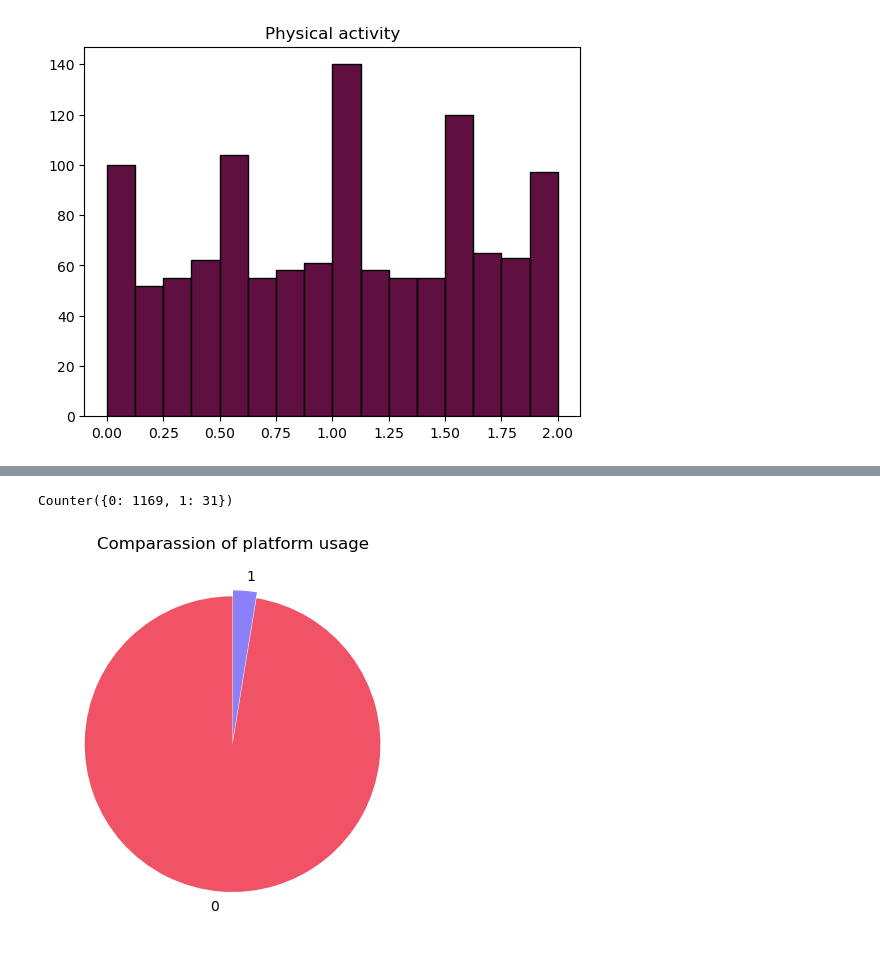
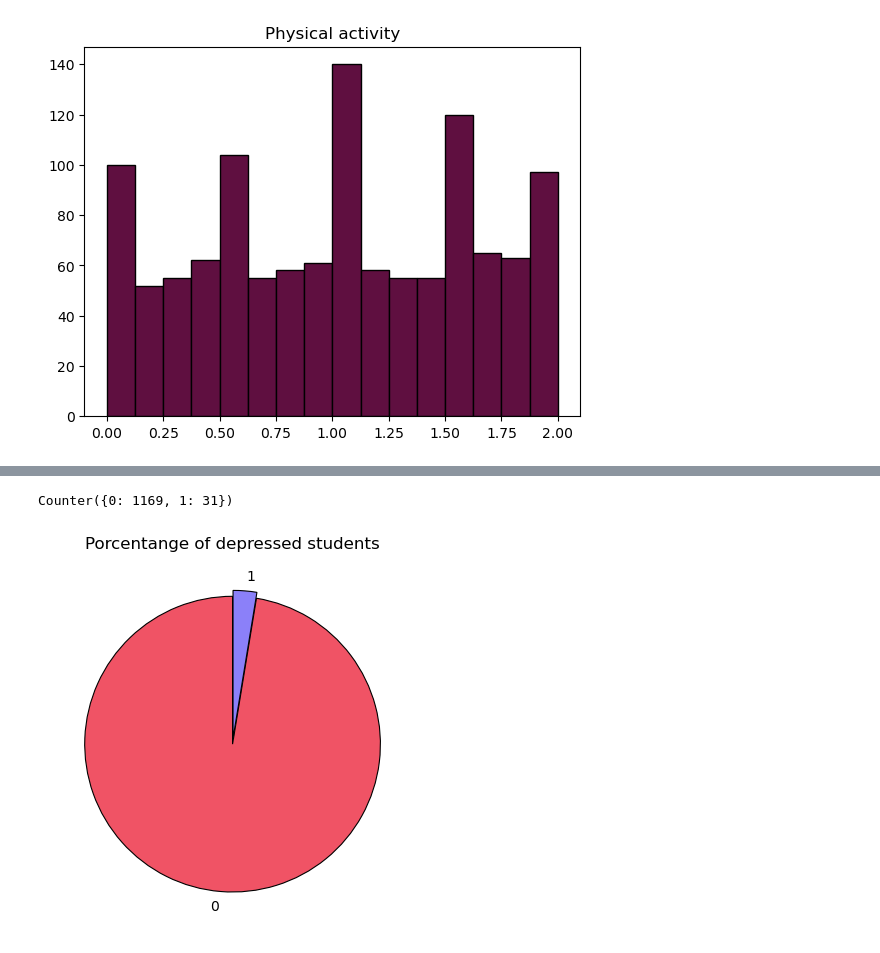
Before and after one commit to Leow14/Social-Media-Impact, a Jupyter notebook: notebook.ipynb, the cells around one changed output, grey strips where cells are left out. Drawn from its saved outputs; the diff is of its cells as text; code cells hidden in the pictures.

```diff
--- a/notebook.ipynb
+++ b/notebook.ipynb
@@ -141,19 +173,18 @@ plt.show()
 # %%
 # depression label
-
 
 depression_label_counter = Counter(mental_health["depression_label"])
 print(depression_label_counter)
 
 labels = list(depression_label_counter.keys())
 values = list(depression_label_counter.values())
 
 colors = ["#F05365", "#8B80F9"]
 explode = [0.02, 0.02]
 
-plt.title("Comparassion of platform usage")
-plt.pie(values, labels = labels, startangle = 90, colors=colors, explode=explode)
+plt.title("Porcentange of depressed students")
+plt.pie(values, labels = labels, startangle = 90, colors=colors, explode=explode, wedgeprops={'edgecolor': 'black', 'linewidth': 0.8})
 plt.show()
 # %% [output]
 Counter({0: 1169, 1: 31})
-[figure, old version]
+[figure, new version]
```
Also changed, not shown: parts of 7 cells of this notebook, 1 other file.
